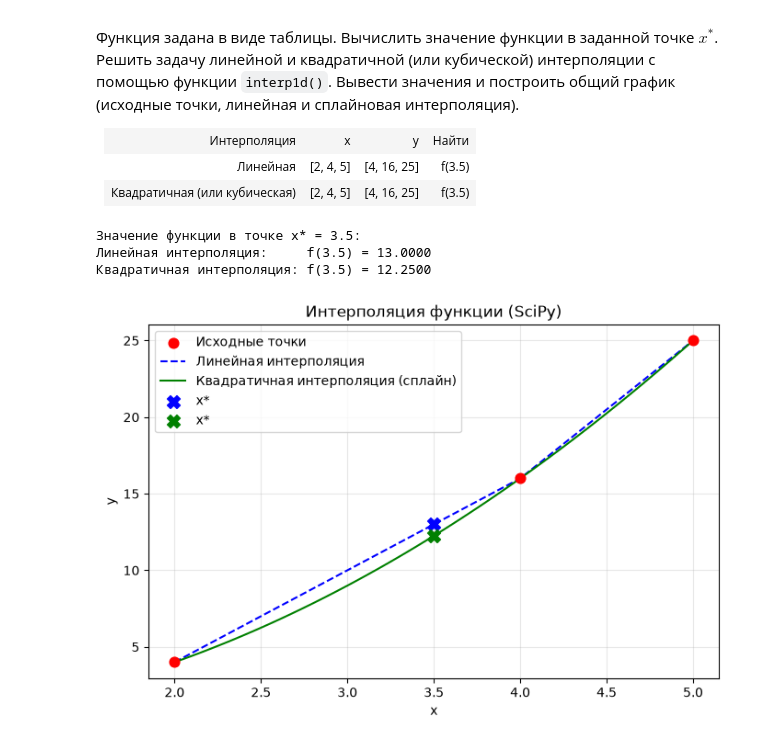
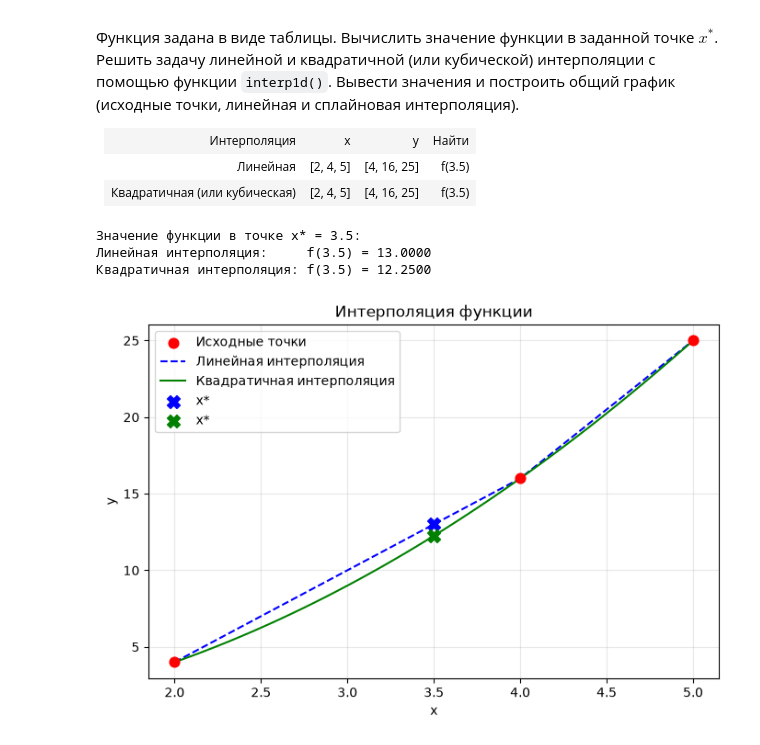
Before and after one commit to theyodel/SevSU, a Jupyter notebook: 2_Course/3_Term/Python_Programming/lab_03/ЛР10_Заварзин_ИИ-б-25-6-о.ipynb, the cells around one changed output. Cells and saved outputs as stored; diff of their text form; code cells hidden in the pictures.

```diff
--- a/2_Course/3_Term/Python_Programming/lab_03/ЛР10_Заварзин_ИИ-б-25-6-о.ipynb
+++ b/2_Course/3_Term/Python_Programming/lab_03/ЛР10_Заварзин_ИИ-б-25-6-о.ipynb
@@ -192,8 +141,6 @@ c2 = 0.1375
     </tr>
 </table>
 # %%
-import numpy as np
-import matplotlib.pyplot as plt
 import scipy.interpolate as scip
 
 # Исходные данные
@@ -205,39 +152,39 @@ x_target = 3.5
 f_linear = scip.interp1d(x, y, kind='linear')
 y_linear = f_linear(x_target)
 
-# Квадратичная интерполяция (сплайн)
+# Квадратичная интерполяция
 f_quad = scip.interp1d(x, y, kind='quadratic')
 y_quad = f_quad(x_target)
 
 # Вывод значений
 print(f"Значение функции в точке x* = {x_target}:")
 print(f"Линейная интерполяция:     f({x_target}) = {y_linear:.4f}")
 print(f"Квадратичная интерполяция: f({x_target}) = {y_quad:.4f}")
 
 # Построение графика
 x_plot = np.linspace(2, 5, 100)
 
 plt.figure(figsize=(8, 5))
 
 # Исходные точки
 plt.scatter(x, y, color='red', s=60, zorder=5, label='Исходные точки')
 
 # Графики интерполяции
 plt.plot(x_plot, f_linear(x_plot), '--', color='blue', label='Линейная интерполяция')
-plt.plot(x_plot, f_quad(x_plot), '-', color='green', label='Квадратичная интерполяция (сплайн)')
+plt.plot(x_plot, f_quad(x_plot), '-', color='green', label='Квадратичная интерполяция')
 
 # Отмечаем искомую точку на графике
 plt.scatter(x_target, y_linear, color='blue', marker='X', s=100, zorder=6, label='x*')
 plt.scatter(x_target, y_quad, color='green', marker='X', s=100, zorder=6, label='x*')
 
-plt.title("Интерполяция функции (SciPy)")
+plt.title("Интерполяция функции")
 plt.xlabel("x")
 plt.ylabel("y")
 plt.grid(True, alpha=0.3)
 plt.legend()
 plt.show()
 # %% [output]
 Значение функции в точке x* = 3.5:
 Линейная интерполяция:     f(3.5) = 13.0000
 Квадратичная интерполяция: f(3.5) = 12.2500
-[figure, old version]
+[figure, new version]
```
Also changed, not shown: parts of 5 cells of this notebook, 2 other files.
